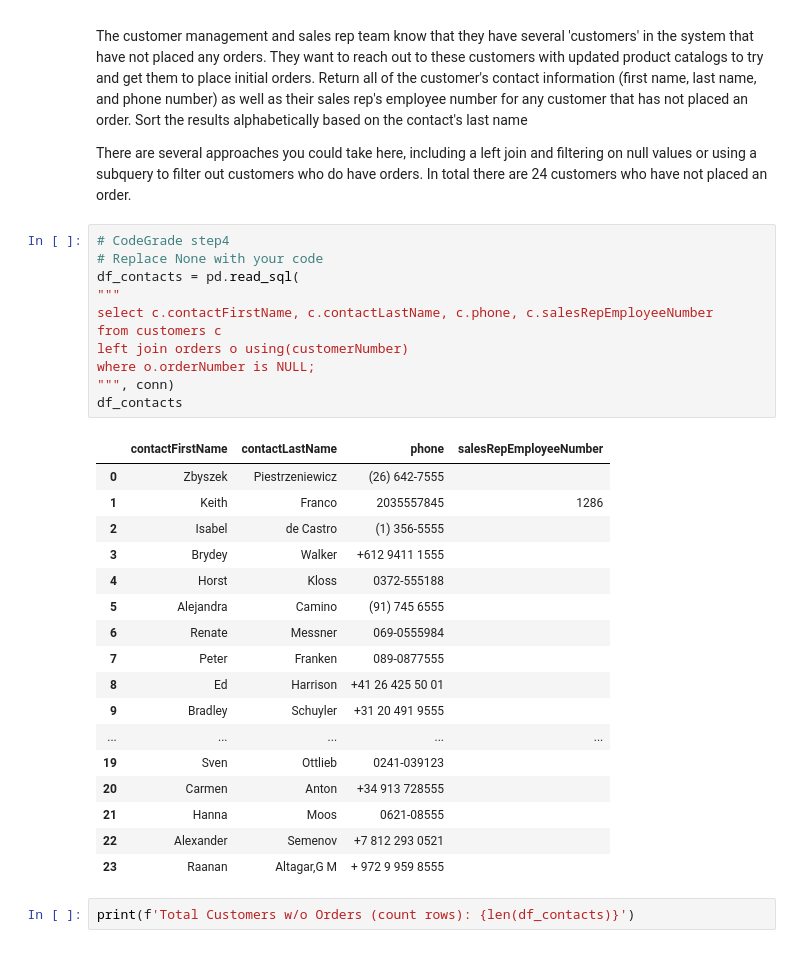
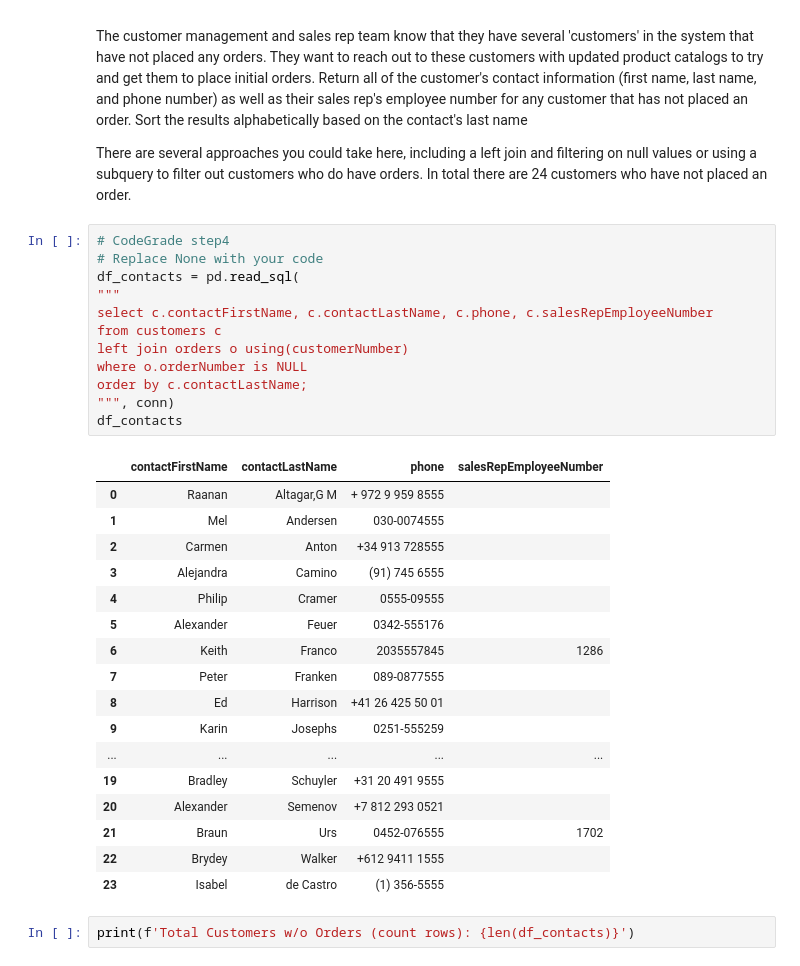
Before and after one commit to j-alba-data/DS_Course1_Week1_Module3_SQLTables, a Jupyter notebook: SQLJoinsSubQueriesLab.ipynb, the cells around one changed output. Cells and saved outputs as stored; diff of their text form.

```diff
--- a/SQLJoinsSubQueriesLab.ipynb
+++ b/SQLJoinsSubQueriesLab.ipynb
@@ -137,32 +137,33 @@ There are several approaches you could take here, including a left join and filt
 # %%
 # CodeGrade step4
 # Replace None with your code
 df_contacts = pd.read_sql(
 """
 select c.contactFirstName, c.contactLastName, c.phone, c.salesRepEmployeeNumber
 from customers c
 left join orders o using(customerNumber)
-where o.orderNumber is NULL;
+where o.orderNumber is NULL
+order by c.contactLastName;
 """, conn)
 df_contacts
 # %% [output]
 |  | contactFirstName | contactLastName | phone | salesRepEmployeeNumber |
-| 0 | Zbyszek | Piestrzeniewicz | (26) 642-7555 |  |
-| 1 | Keith | Franco | 2035557845 | 1286 |
-| 2 | Isabel | de Castro | (1) 356-5555 |  |
-| 3 | Brydey | Walker | +612 9411 1555 |  |
-| 4 | Horst | Kloss | 0372-555188 |  |
-| 5 | Alejandra | Camino | (91) 745 6555 |  |
-| 6 | Renate | Messner | 069-0555984 |  |
+| 0 | Raanan | Altagar,G M | + 972 9 959 8555 |  |
+| 1 | Mel | Andersen | 030-0074555 |  |
+| 2 | Carmen | Anton | +34 913 728555 |  |
+| 3 | Alejandra | Camino | (91) 745 6555 |  |
+| 4 | Philip | Cramer | 0555-09555 |  |
+| 5 | Alexander | Feuer | 0342-555176 |  |
+| 6 | Keith | Franco | 2035557845 | 1286 |
 | 7 | Peter | Franken | 089-0877555 |  |
 | 8 | Ed | Harrison | +41 26 425 50 01 |  |
-| 9 | Bradley | Schuyler | +31 20 491 9555 |  |
+| 9 | Karin | Josephs | 0251-555259 |  |
 | ... | ... | ... | ... | ... |
-| 19 | Sven | Ottlieb | 0241-039123 |  |
-| 20 | Carmen | Anton | +34 913 728555 |  |
-| 21 | Hanna | Moos | 0621-08555 |  |
-| 22 | Alexander | Semenov | +7 812 293 0521 |  |
-| 23 | Raanan | Altagar,G M | + 972 9 959 8555 |  |
+| 19 | Bradley | Schuyler | +31 20 491 9555 |  |
+| 20 | Alexander | Semenov | +7 812 293 0521 |  |
+| 21 | Braun | Urs | 0452-076555 | 1702 |
+| 22 | Brydey | Walker | +612 9411 1555 |  |
+| 23 | Isabel | de Castro | (1) 356-5555 |  |
 # %%
 print(f'Total Customers w/o Orders (count rows): {len(df_contacts)}')
 # %% [output]
```
